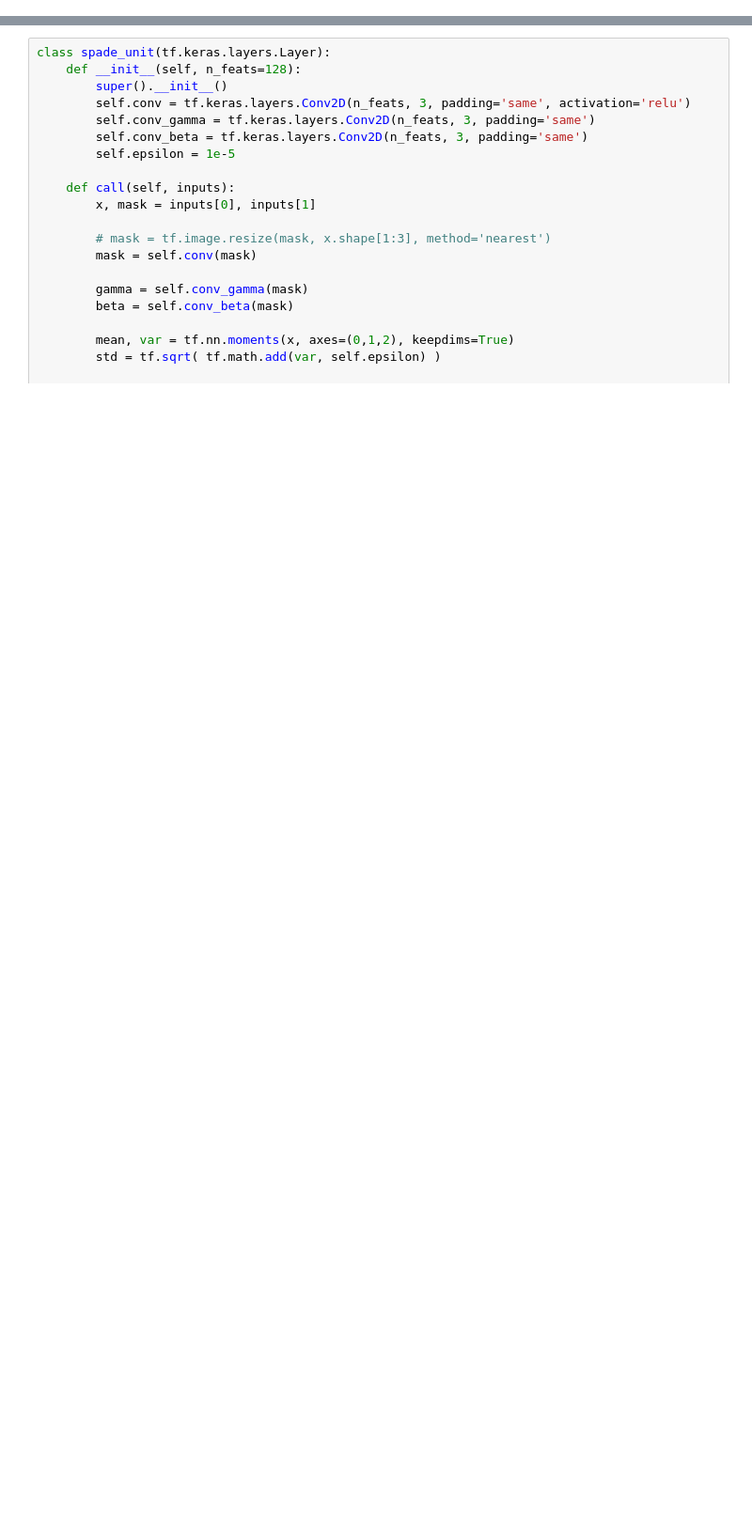
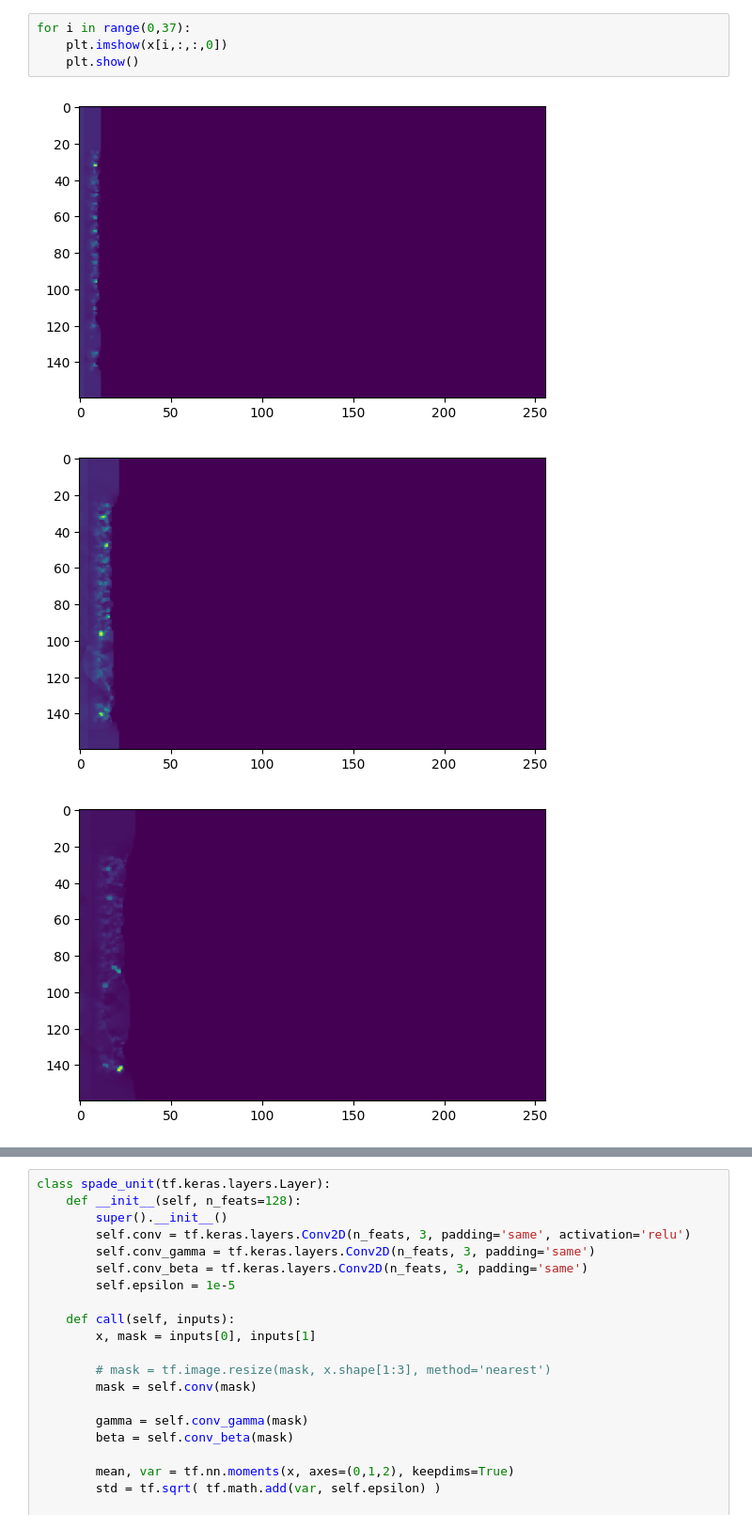
Before and after one commit to baeklab/PARCv2, a Jupyter notebook: refactor.ipynb, the cells around one changed output, grey strips where cells are left out. Shown at 94% size. Saved outputs shown, nothing was run; the diff lists cells and outputs as text; blank space fills up the shorter version.

```diff
--- a/refactor.ipynb
+++ b/refactor.ipynb
@@ -18,0 +37,8 @@ Processed 12 simulation data into State (240, 64, 128, 6) and Velocity (240, 64,
+# %%
+for i in range(0,37):
+    plt.imshow(x[i,:,:,0])
+    plt.show()
+# %% [output]
+[figure, added]
+[figure, added]
+[figure, added]
```
Also changed, not shown: parts of 13 cells of this notebook, 1 other file.
